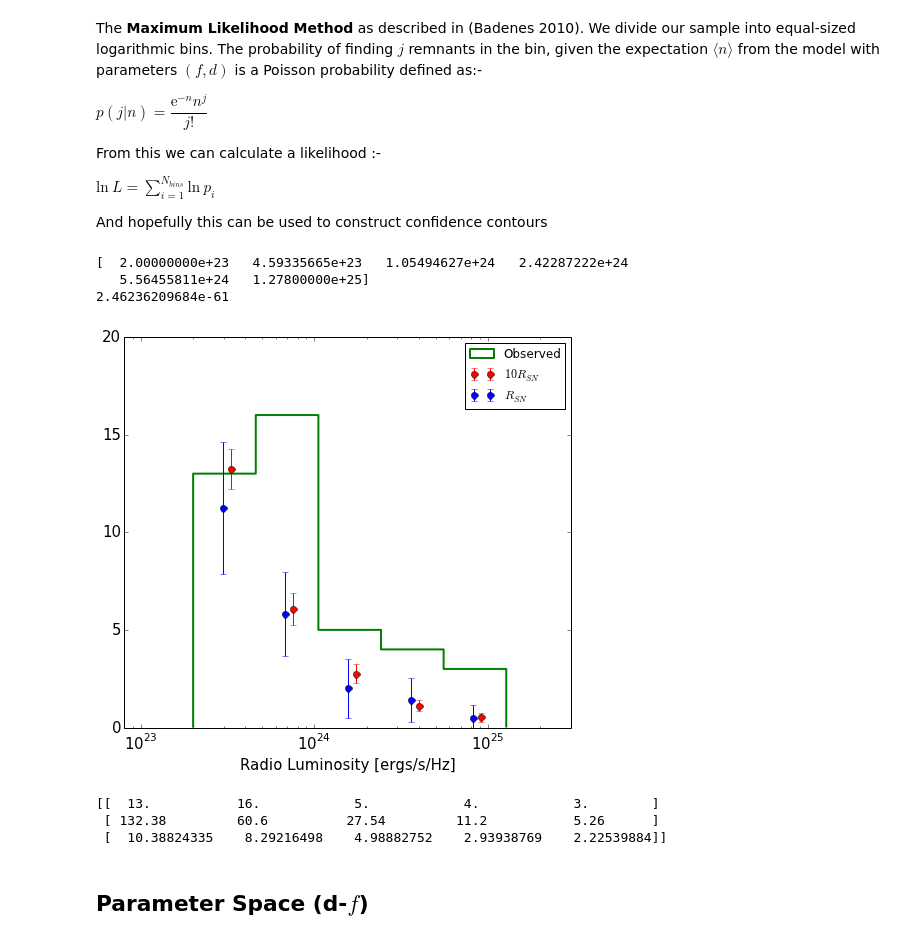
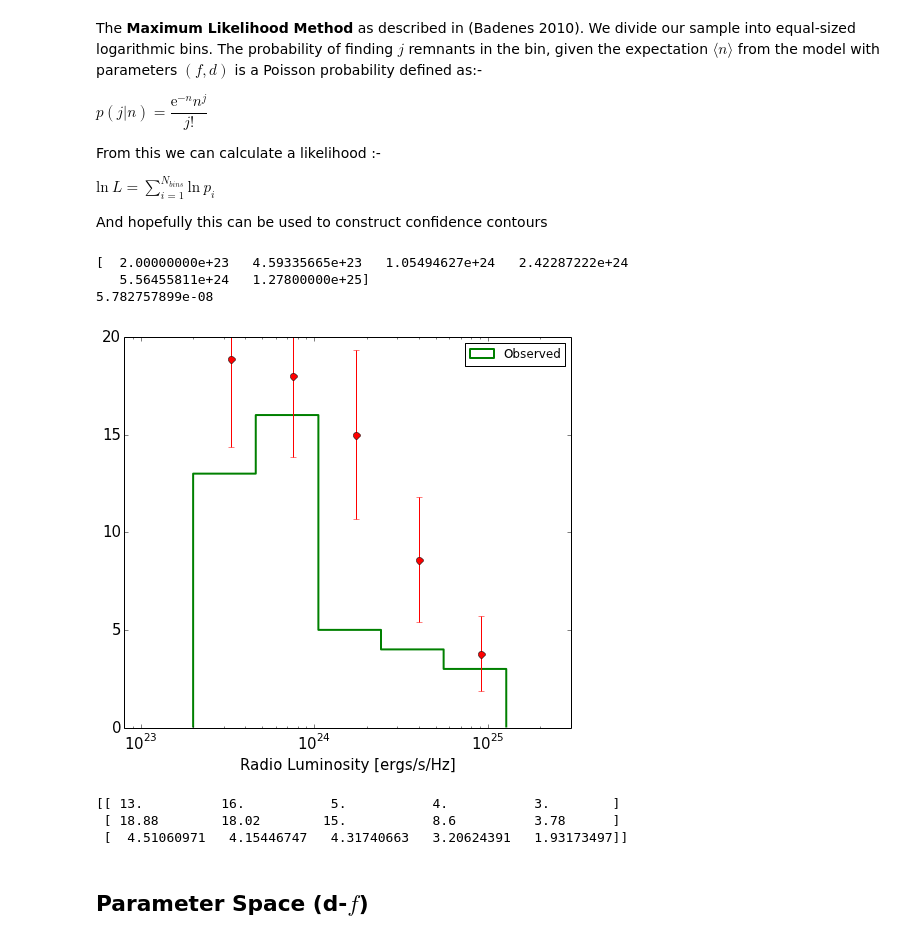
Before and after one commit to sks67/RadioSNRs, a Jupyter notebook: RADSNRS/DataAnalysis/data_analysis.ipynb, the cells around one changed output. Drawn from its saved outputs; the diff is of its cells as text; code cells hidden in the pictures.

```diff
--- a/RADSNRS/DataAnalysis/data_analysis.ipynb
+++ b/RADSNRS/DataAnalysis/data_analysis.ipynb
@@ -63,7 +63,7 @@ import math as mt
 
 l_cutoff = 2.0e23
 obs_bins = np.logspace(np.log10(l_cutoff),np.log10(lmclums_temp.max()),6)
-bincen = (obs_bins[1:]+obs_bins[:-1])
+bincen = (obs_bins[1:]+obs_bins[:-1])*0.5
 print obs_bins
 plt.hist(lmclums_temp,bins=obs_bins,histtype='step',lw=2,color='g',label='Observed')
 n,bins = np.histogram(lmclums_temp,bins=obs_bins)
@@ -74,50 +74,42 @@ for ind,lums in enumerate(lum):
     #plt.hist(lums,bins=obs_bins,histtype='step',color='k',alpha=0.5)
     n2[ind], bins2 = np.histogram(lums,bins=obs_bins)
 
-#For the other set of lums
-n3 = np.zeros((lum2.shape[0],obs_bins.size-1))
-for ind,lums in enumerate(lum2):
-    lums = lums[np.nonzero(lums)]
-    #plt.hist(lums,bins=obs_bins,histtype='step',color='k',alpha=0.5)
-    n3[ind], bins3 = np.histogram(lums,bins=obs_bins)
 
 #avg_n = np.array([np.mean(col) for col in np.transpose(n2)])
 #std_n = np.array([np.std(col) for col in np.transpose(n2)])
 
 avg_n = np.mean(n2,axis=0)
 std_n = np.std(n2,axis=0)
-avg_n2 = np.mean(n3,axis=0)
-std_n2 = np.std(n3,axis=0)
 #plt.errorbar(bincen,avg_n,yerr=std_n,fmt='o',label='Model')
-plt.errorbar(bincen*0.5,avg_n/10.0,yerr=std_n/10.0,fmt='o',ms=7,color='r',label=r'$10R_{SN}$')
-plt.errorbar(bincen*0.45,avg_n2,yerr=std_n2,fmt='o',ms=7,color='b',label=r'$R_{SN}$')
+plt.errorbar(bincen,avg_n,yerr=std_n,fmt='o',ms=7,color='r')
+
 
 #CALCULATING LIKELIHOOD
 def poissonProb(j,n):
     return (np.exp(-n)*(n**j))/mt.factorial(j)
 
 likhood_temp = np.array([poissonProb(n[ind],avg_n[ind]) for ind in range(n.size)])
 likhood = np.prod(likhood_temp)
 
 print likhood
 plt.xscale('log')
 plt.xlabel('Radio Luminosity [ergs/s/Hz]',fontsize=15)
 plt.ylim(0,20)
 fig = plt.gcf()
 fig.set_size_inches(8,7)
 plt.tick_params(axis='both',which='major',labelsize=15)
 plt.xlim(8.0e22,3.0e25)
 plt.legend()
 plt.show()
 print np.vstack([n,avg_n,std_n])
 # %% [output]
 [  2.00000000e+23   4.59335665e+23   1.05494627e+24   2.42287222e+24
    5.56455811e+24   1.27800000e+25]
-2.46236209684e-61
+5.782757899e-08
-[figure, old version]
+[figure, new version]
-[[  13.           16.            5.            4.            3.        ]
- [ 132.38         60.6          27.54         11.2           5.26      ]
- [  10.38824335    8.29216498    4.98882752    2.93938769    2.22539884]]
+[[ 13.          16.           5.           4.           3.        ]
+ [ 18.88        18.02        15.           8.6          3.78      ]
+ [  4.51060971   4.15446747   4.31740663   3.20624391   1.93173497]]
 # %% [markdown]
 ## Parameter Space (d-$f$)
 # %%
```
Also changed, not shown: parts of 2 cells of this notebook, 5 other files.
